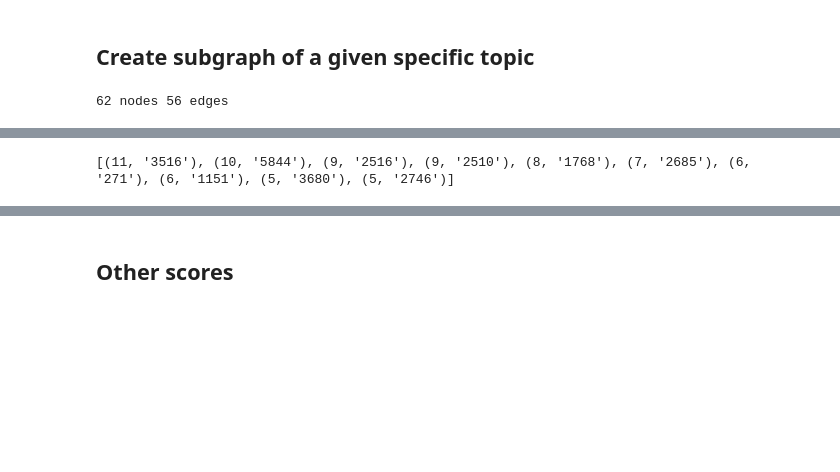
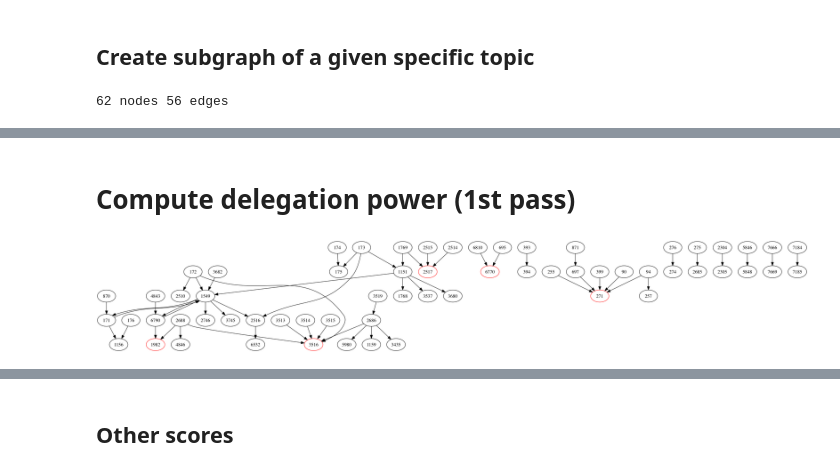
Before and after one commit to rodsenra/socialgraph, a Jupyter notebook: notebooks/Preprocess_Dataset.ipynb, the cells around one changed output, grey strips where cells are left out. Cells and saved outputs as stored; diff of their text form; code cells hidden in the pictures; blank space fills up the shorter version.

Commit message:
first version computing the committee. Still lacks treatment for dependent ties

```diff
--- a/notebooks/Preprocess_Dataset.ipynb
+++ b/notebooks/Preprocess_Dataset.ipynb
@@ -177,6 +202,0 @@ draw(topic_G, show='ipynb')
-# %%
-all_powers = compute_powers(topic_G)
-top_10 = select_top_k(all_powers, 10)
-print(top_10)
-# %% [output]
-[(11, '3516'), (10, '5844'), (9, '2516'), (9, '2510'), (8, '1768'), (7, '2685'), (6, '271'), (6, '1151'), (5, '3680'), (5, '2746')]
@@ -182,0 +205,47 @@ print(top_10)
+# %% [markdown]
+#  Compute delegation power (1st pass)
+# %%
+def independent_nodes(G, node_list):
+    forward = list(itertools.combinations(node_list, 2))
+    backward = [(j, i) for (i, j) in forward]
+    cases = forward + backward
+    return not any(nx.has_path(G, i, j) for i, j in cases)
+
+def select_candidate(G, candidate_dict):
+    power_dict = invert_dict(candidate_dict)
+    top_voting = max(power_dict.keys())
+    top_candidates = power_dict[top_voting]
+    if len(top_candidates)==1:
+        candidate = top_candidates[0]
+    else:
+        # check if we already have indepedent nodes
+        if independent_nodes(G, top_candidates):
+            candidate = random.choice(top_candidates)
+        else:
+            # compute indepedent delegation power
+            raise Exception("Need to compute independent delegation power")
+
+    return candidate
+
+def assemble_committee(original_G, limit, max_iter=100):
+    iteration = 0
+    committee = {}
+    G = original_G.copy()
+    while len(committee) < limit or iteration > max_iter:
+        iteration += 1
+        all_candidates, support_base = compute_powers(G)
+        candidate = select_candidate(G, all_candidates)
+        base = support_base[candidate]
+        committee[candidate] = len(base)
+        G.remove_nodes_from(base)
+    return committee
+
+committee = assemble_committee(topic_G, 5)
+print(committee)
+# %%
+colorG = topic_G.copy()
+node_colors = {k:'red' for k, v in committee.items()}
+nx.set_node_attributes(colorG, 'color', node_colors)
+draw(colorG, show='ipynb')
+# %% [output]
+[figure, added]
```
Also changed, not shown: parts of 8 cells of this notebook.
